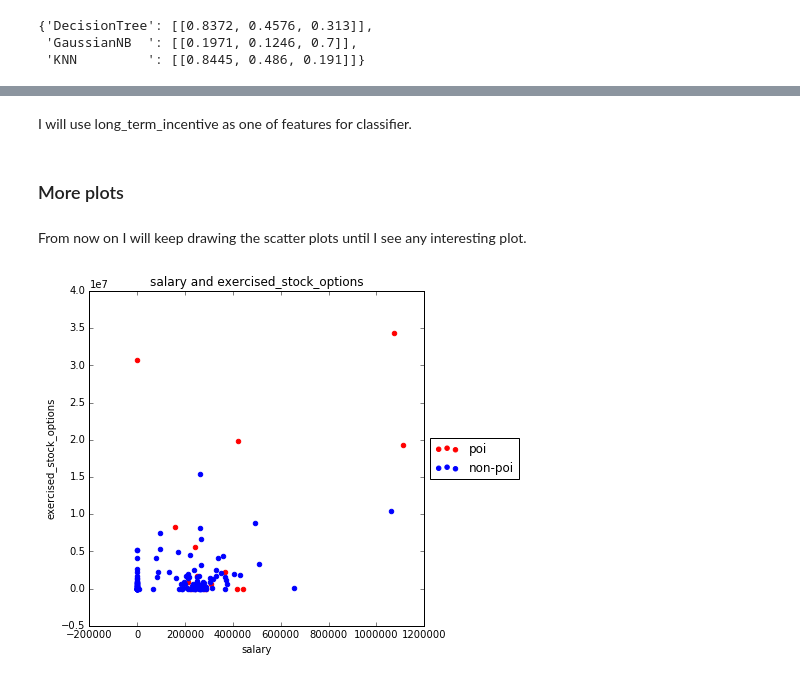
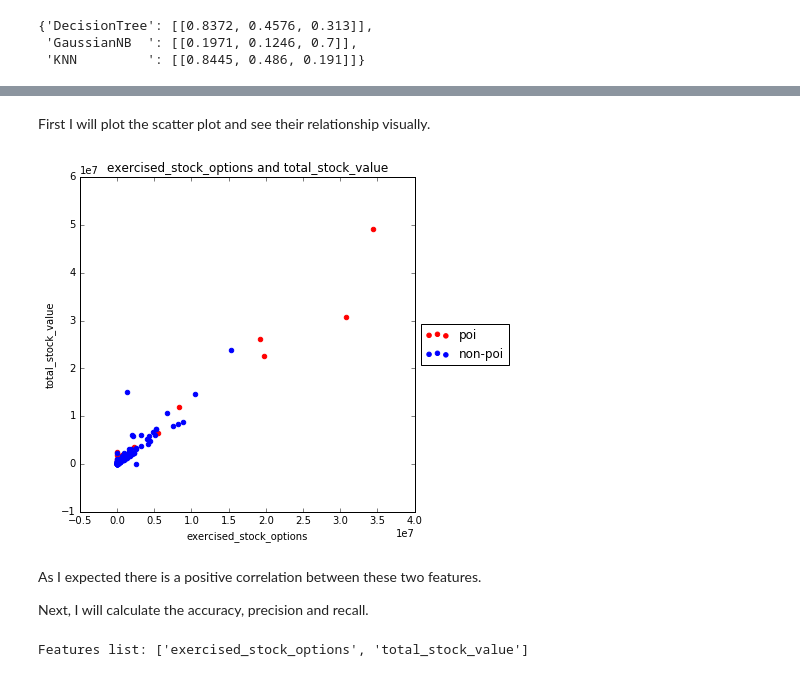
Before and after one commit to wonjunee/machine-learning, a Jupyter notebook: ud120-projects/final_project/final_project.ipynb, the cells around one changed output, grey strips where cells are left out. Saved outputs shown, nothing was run; the diff lists cells and outputs as text; code cells hidden in the pictures.

```diff
--- a/ud120-projects/final_project/final_project.ipynb
+++ b/ud120-projects/final_project/final_project.ipynb
@@ -838,10 +902,18 @@ scatter_plotting("salary","long_term_incentive")
-# %% [markdown]
-I will use long_term_incentive as one of features for classifier.
-# %% [markdown]
-### More plots
-# %% [markdown]
-From now on I will keep drawing the scatter plots until I see any interesting plot.
-# %%
-scatter_plotting("salary","exercised_stock_options")
-# %% [output]
-[figure, removed]
+# %% [markdown]
+First I will plot the scatter plot and see their relationship visually.
+# %%
+### Scatter plot between bonus and total_stock_value
+scatter_plotting("exercised_stock_options","total_stock_value")
+# %% [output]
+[figure, added]
+# %% [markdown]
+As I expected there is a positive correlation between these two features.
+
+Next, I will calculate the accuracy, precision and recall.
+# %%
+### Caclulating scores between exercised_stock_options and total_stock_value
+features = ['poi', 'exercised_stock_options', 'total_stock_value']
+classifiers = ['DecisionTree', 'GaussianNB', 'SVM', 'KNN']
+results = classify_advanced(features, classifiers, print_result=True, draw_graph=False)
+# %% [output]
+Features list: ['exercised_stock_options', 'total_stock_value']
```
Also changed, not shown: parts of 15 cells of this notebook.
